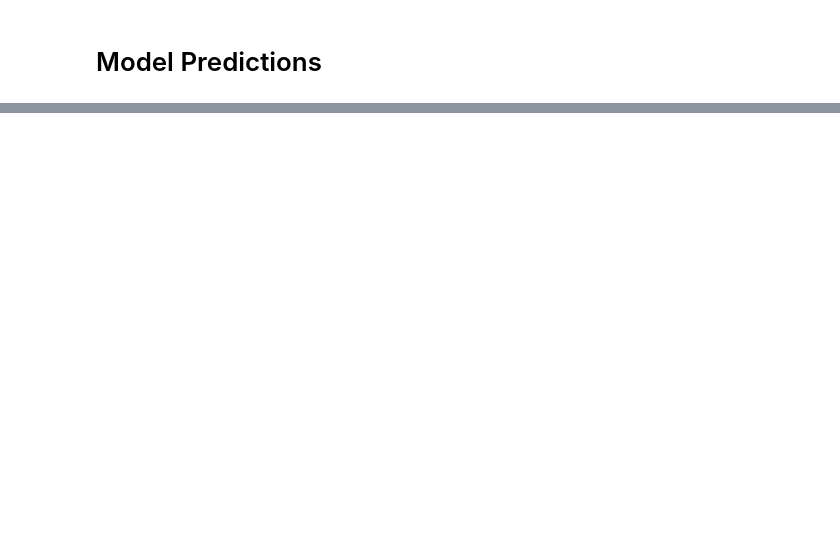
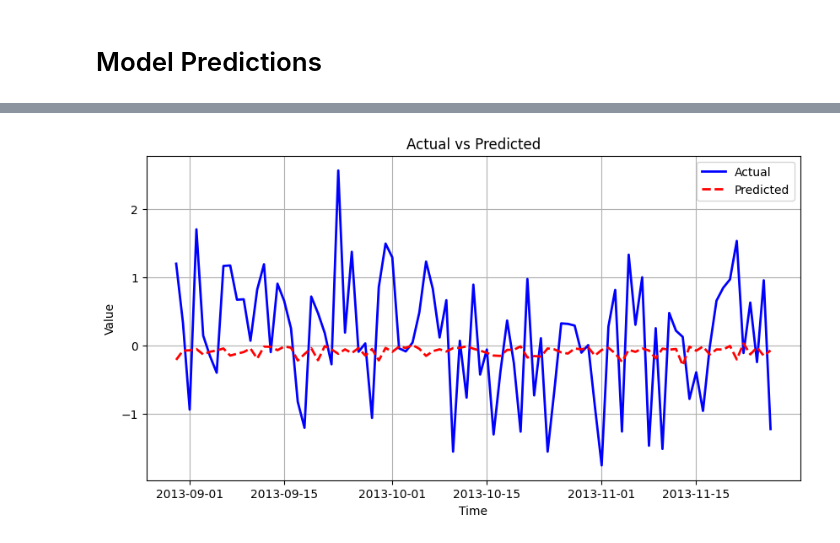
Before and after one commit to ngocbaotu/stock_prediction, a Jupyter notebook: experiment/05-lstm.ipynb, the cells around one changed output, grey strips where cells are left out. Drawn from its saved outputs; the diff is of its cells as text; code cells hidden in the pictures; blank space fills up the shorter version.

Commit message:
fix(lstm): segfaults and plotting

```diff
--- a/experiment/05-lstm.ipynb
+++ b/experiment/05-lstm.ipynb
@@ -37,0 +30,9 @@ Matplotlib version: 3.10.1
+# %%
+# create a date range
+dates = pd.date_range(start="1999-11-17", periods=nrows, freq="D")
+
+# create a random dataframe
+data = pd.DataFrame(np.random.randn(nrows, len(COLUMNS)), index=dates, columns=COLUMNS)
+
+# create TimeSeriesSplit
+tss = TimeSeriesSplit(n_splits=5, test_size=DAYS_TO_PREDICT, gap=DAYS_TO_LOOKBACK)
@@ -155,3 +198,6 @@ Epoch [50/50], Loss: 0.4848
 # %% [markdown]
 Model Predictions
 =================
+# %%
+reg, preds, tests, scores = train_lstm(tss=tss, data=data)
+print(f"Average Errors: {np.mean(scores):.4f}")
@@ -158,39 +222,13 @@ Model Predictions
 # %%
-import matplotlib.pyplot as plt
-import numpy as np
-
-testModel.eval()
-
-with torch.no_grad():
-    predicted, _, _ = testModel(X_train)
-
-predicted_np = predicted.detach().cpu().numpy()
-original_values = data[seq_length:]
-time_steps = np.arange(seq_length, len(data))
-
-#predicted[::30] += 0.2
-#predicted[::70] -= 0.2
-
-# Clear cache, and close any existing plots, if applicable
-if torch.cuda.is_available():
-    torch.cuda.empty_cache()
-del predicted
-gc.collect()
-plt.close('all')
-
-# Define plot features
-fig, ax = plt.subplots(figsize=(10, 6))
-
-ax.plot(time_steps, original_values, label='Original Data')
-ax.plot(time_steps, predicted_np, label='Prediction Data', linestyle='--')
-ax.set_title('LSTM Predictions compared to Original Data')
-ax.set_xlabel('Time')
-ax.set_ylabel('Value')
-ax.legend()
-
-plt.tight_layout()
+# Plot the actual results vs. model prediction for the most recent period
+plt.figure(figsize=(10,5))
+plt.plot(tests[-1], label='Actual', color='blue', linewidth=2)
+plt.plot(preds[-1], label='Predicted', color='red', linestyle='--', linewidth=2)
+plt.title('Actual vs Predicted')
+plt.xlabel('Time')
+plt.ylabel('Value')
+plt.legend()
+plt.grid(True)
 plt.show()
-
-
-
-print("Test Complete")
+# %% [output]
+[figure, added]
```
Also changed, not shown: parts of 12 cells of this notebook.
